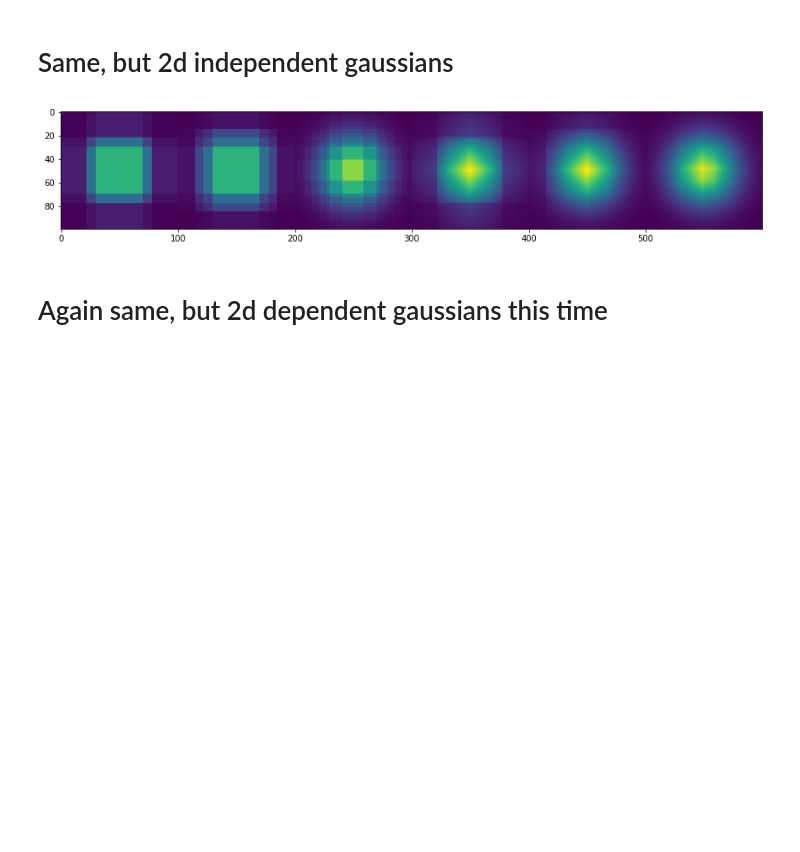
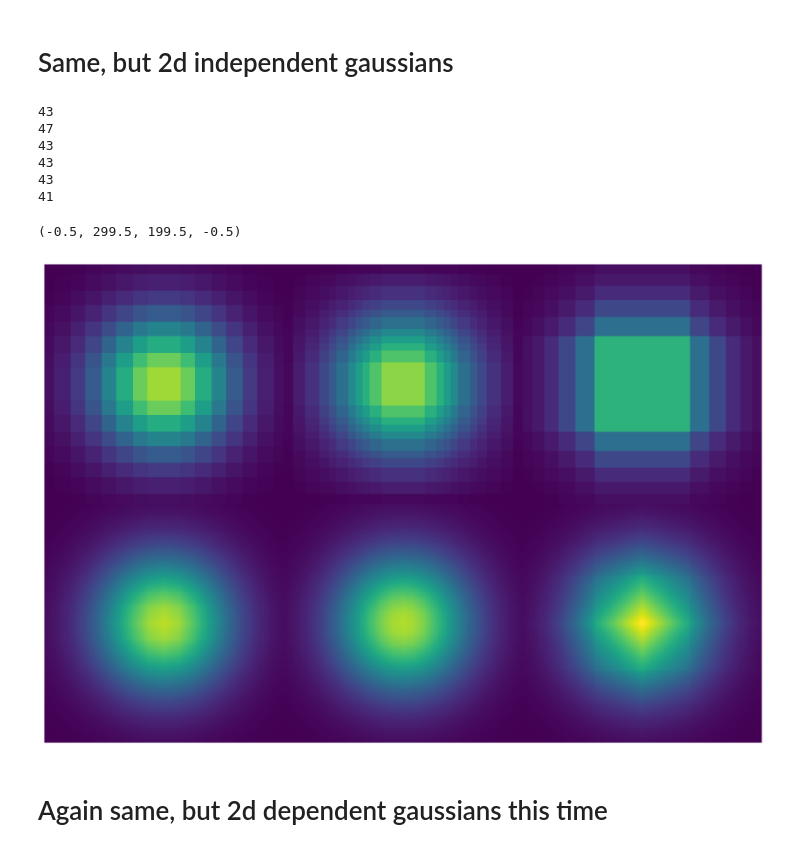
Before and after one commit to Whatisthisname/bayesian_network_to_spn, a Jupyter notebook: nb_basic_tests.ipynb, the cells around one changed output. Drawn from its saved outputs; the diff is of its cells as text; code cells hidden in the pictures; blank space fills up the shorter version.

```diff
--- a/nb_basic_tests.ipynb
+++ b/nb_basic_tests.ipynb
@@ -103,29 +125,45 @@ NameError: name 'np' is not defined
 # %%
 plt.rcParams["figure.figsize"] = (15, 10)
 
 
 
-A = "A" @ clg.noise
-B = "B" @ clg.noise
+A = "A" @ lgpgm.noise
+B = "B" @ lgpgm.noise
 A & B
 
 
 slopes = [False, False, False, True, True ,True]
-criterions = [spnhelp.CRIT_bounded_width, spnhelp.CRIT_uniform_bounded_deviation, spnhelp.CRIT_uniform_bounded_ratio, spnhelp.CRIT_bounded_width, spnhelp.CRIT_slopyform_bounded_deviation, spnhelp.CRIT_slopyform_bounded_ratio]
-crit_params = [2.0, 0.1, 1.3] * 2
-ratio_bounds = [0.0, 0.0, crit_params[2]] * 2
-deviation_bounds = [0.0, crit_params[1], 0.0] * 2
+criterions = [spnhelp.CRIT_even_partition, spnhelp.CRIT_uniform_bounded_deviation, spnhelp.CRIT_uniform_bounded_ratio, spnhelp.CRIT_even_partition, spnhelp.CRIT_slopyform_absolute_error, spnhelp.CRIT_slopyform_bounded_ratio]
+crit_params = [20, 0.03, 1.5, 20, 0.005, 1.5]
+ratio_bounds = [0.0, 0.0] + [crit_params[2]] + [0.0, 0.0] + [crit_params[5]]
+deviation_bounds = [0.0] + [crit_params[1]] + [0.0, 0.0] + [crit_params[4]] + [0, 0]
 
 heatmaps = []
 for i, (slope, crit, crit_param,ratio_b, devia_b) in enumerate(zip(slopes, criterions, crit_params, ratio_bounds, deviation_bounds)):
-    spn = spnhelp.clg_to_spn(A, crit_param=crit_param, crit=crit, disc_leaves=True, sloped=slope)
+    spn = spnhelp.lgpgm_to_spn(A, crit_param=crit_param, crit=crit, disc_leaves=True, sloped=slope)
+    print(get_number_of_nodes(spn))
     vals, _, _ = spnhelp.get_pdf_grid_values(spn, (5, 5), np.array([0, 0]), 100)
-    heatmaps.append(vals)
+    heatmaps.append([vals])
 heatmaps = np.array(heatmaps)
 
-plt.imshow(np.reshape(heatmaps, (-1, 100)).T);
+upper = heatmaps[:3]
+lower = heatmaps[3:]
+upper_flat = np.reshape(upper, (-1, 100)).T
+lower_flat = np.reshape(lower, (-1, 100)).T
+stacked = np.vstack((upper_flat, lower_flat))
+# heatmaps = np.reshape(heatmaps, (-1, 100)).T
+
+plt.imshow(stacked);
+plt.axis("off")
 # %% [output]
+43
+47
+43
+43
+43
+41
+(-0.5, 299.5, 199.5, -0.5)
-[figure, old version]
+[figure, new version]
 # %% [markdown]
 # Again same, but 2d dependent gaussians this time
 # %%
```
Also changed, not shown: parts of 6 cells of this notebook, 10 other files.
